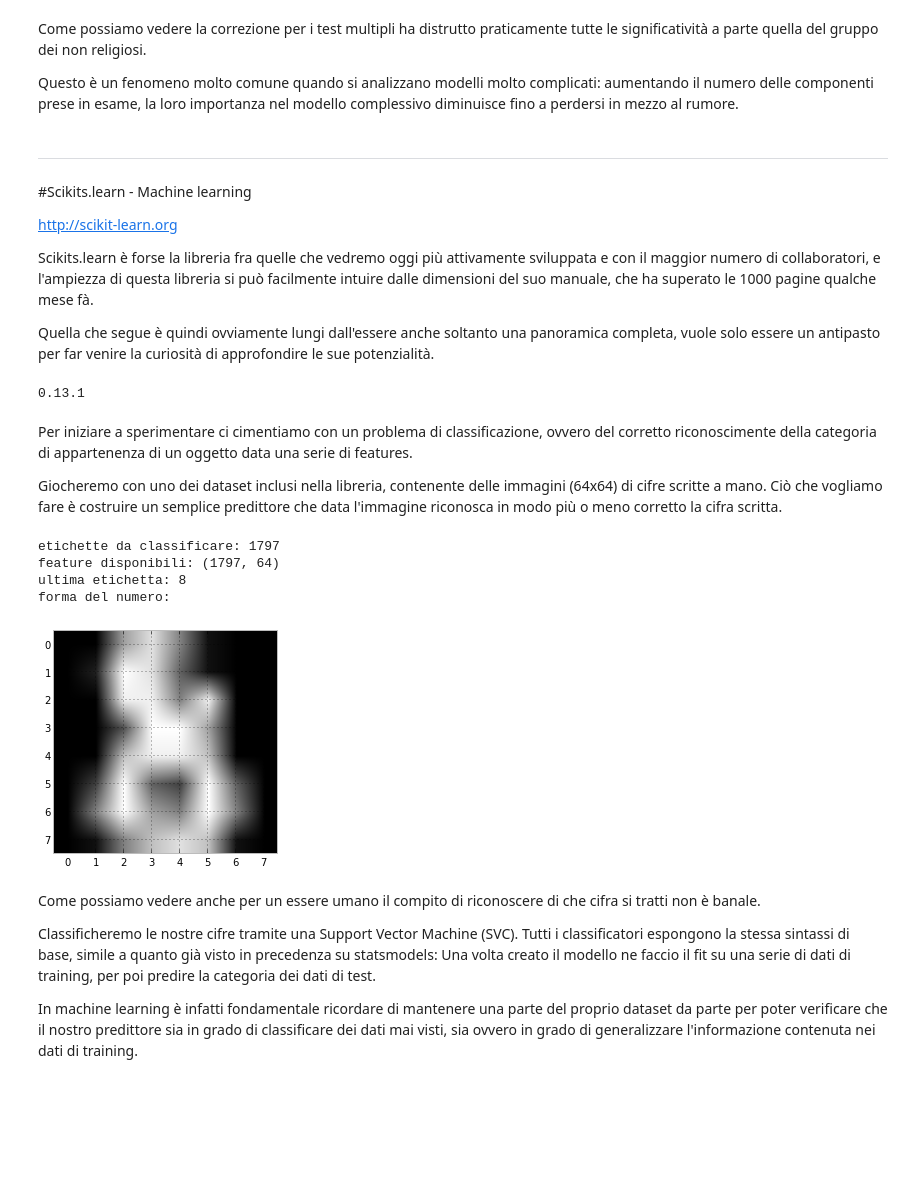
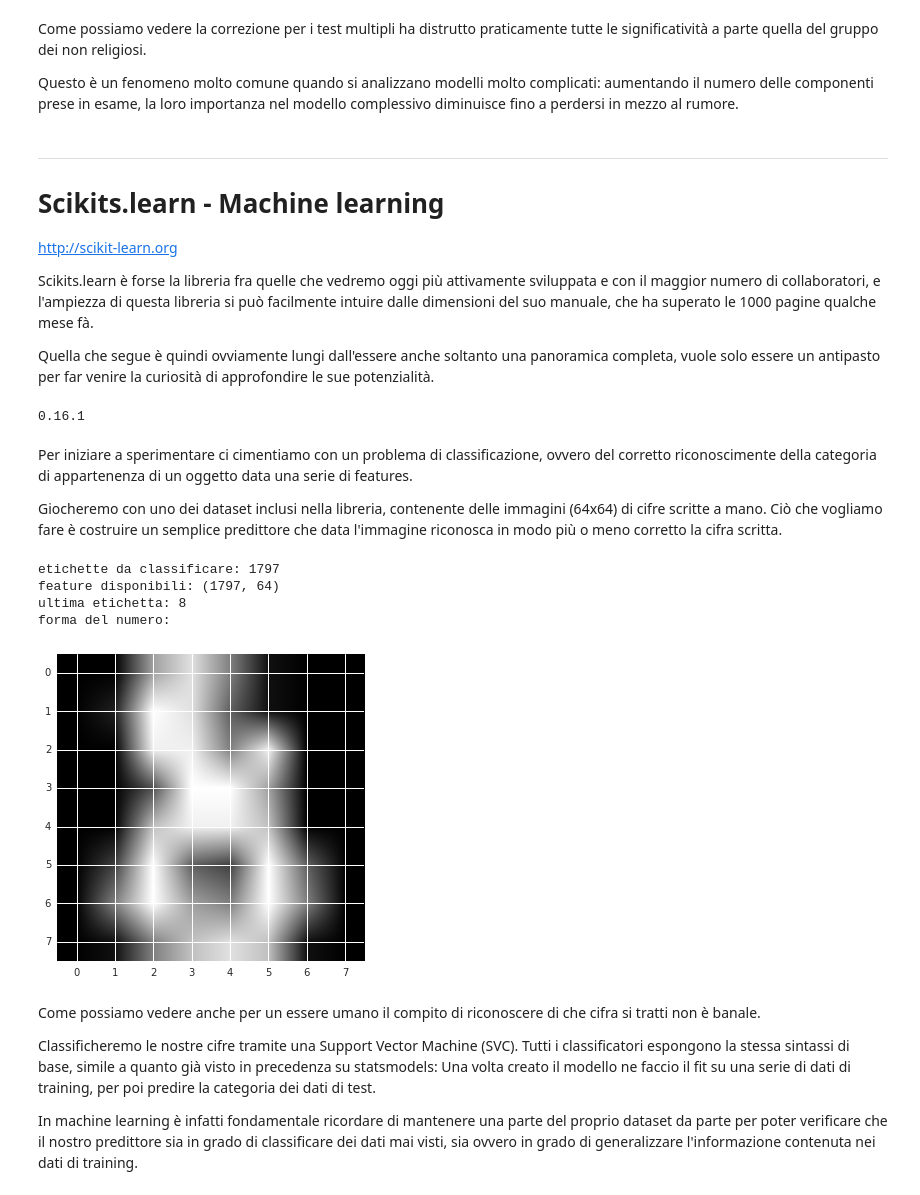
Before and after one commit to EnricoGiampieri/lezionipython, a Jupyter notebook: metodi fisici - analisi dati.ipynb, the cells around one changed output. Saved outputs shown, nothing was run; the diff lists cells and outputs as text; code cells hidden in the pictures; blank space fills up the shorter version.

Commit message:
nuova versione anali data

```diff
--- a/metodi fisici - analisi dati.ipynb
+++ b/metodi fisici - analisi dati.ipynb
@@ -800,7 +847,7 @@ Come possiamo vedere la correzione per i test multipli ha distrutto praticamente
 Questo è un fenomeno molto comune quando si analizzano modelli molto complicati: aumentando il numero delle componenti prese in esame, la loro importanza nel modello complessivo diminuisce fino a perdersi in mezzo al rumore.
 # %% [markdown]
 ----
-#Scikits.learn - Machine learning
+# Scikits.learn - Machine learning
 
 http://scikit-learn.org
 
@@ -809,10 +856,10 @@ Scikits.learn è forse la libreria fra quelle che vedremo oggi più attivamente
 Quella che segue è quindi ovviamente lungi dall'essere anche soltanto una panoramica completa, vuole solo essere un antipasto per far venire la curiosità di approfondire le sue potenzialità.
 # %%
 import sklearn
-print sklearn.__version__
+print(sklearn.__version__)
 from sklearn import datasets, svm
 # %% [output]
-0.13.1
+0.16.1
 # %% [markdown]
 Per iniziare a sperimentare ci cimentiamo con un problema di classificazione, ovvero del corretto riconoscimente della categoria di appartenenza di un oggetto data una serie di features.
 
@@ -820,18 +867,18 @@ Giocheremo con uno dei dataset inclusi nella libreria, contenente delle immagini
 # %%
 digits = datasets.load_digits()
 data = digits['data']
 target = digits['target']
-print "etichette da classificare:", len(target)
-print "feature disponibili:", data.shape
-print "ultima etichetta:", target[-1]
-print "forma del numero:"
-imshow(data[-1].reshape(8,8),cmap='gray');
+print("etichette da classificare:", len(target))
+print("feature disponibili:", data.shape)
+print("ultima etichetta:", target[-1])
+print("forma del numero:")
+plt.imshow(data[-1].reshape(8,8),cmap='gray');
 # %% [output]
 etichette da classificare: 1797
 feature disponibili: (1797, 64)
 ultima etichetta: 8
 forma del numero:
-[figure, old version]
+[figure, new version]
 # %% [markdown]
 Come possiamo vedere anche per un essere umano il compito di riconoscere di che cifra si tratti non è banale.
 
```
Also changed, not shown: parts of 90 cells of this notebook.
